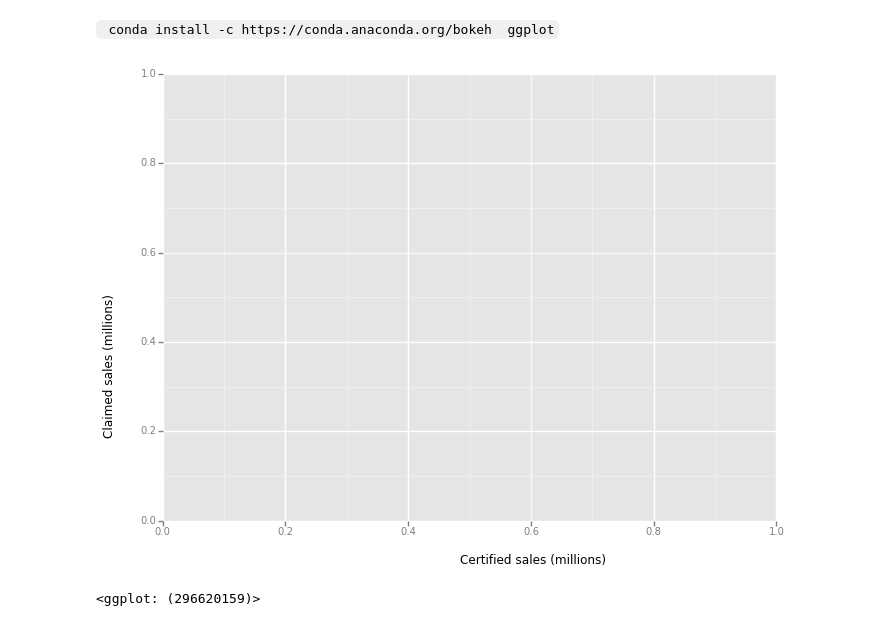
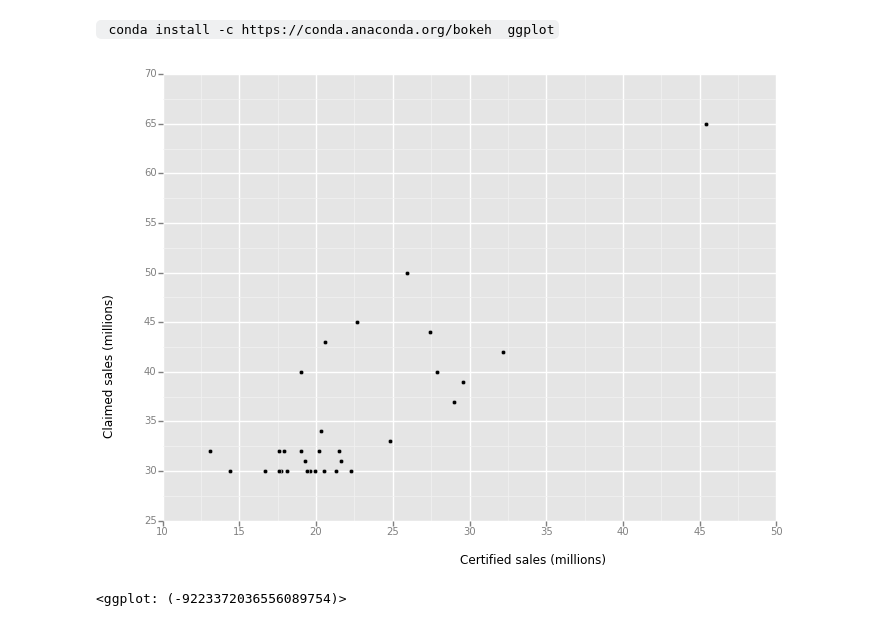
Before and after one commit to shirl0207/2016-lab-5, a Jupyter notebook: lab-5.ipynb, the cells around one changed output. Saved outputs shown, nothing was run; the diff lists cells and outputs as text; code cells hidden in the pictures.

```diff
--- a/lab-5.ipynb
+++ b/lab-5.ipynb
@@ -96,10 +96,10 @@ hit_albums[["Certified sales (millions)", "Claimed sales (millions)"]].plot()
 # %%
 import ggplot as gg
 # %%
-p = gg.ggplot(gg.aes(x="Certified sales (millions)", y="Claimed sales (millions)"), data=.head())
-p
+p = gg.ggplot(hit_albums, gg.aes(x="Certified sales (millions)", y="Claimed sales (millions)"))
+p + gg.geom_point()
 # %% [output]
-[figure, old version]
+[figure, new version]
-<ggplot: (296620159)>
+<ggplot: (-9223372036556089754)>
 # %%
 f = gg.ggplot(gg.diamonds, gg.aes(x='carat', y='price'))
```
Also changed, not shown: parts of 1 cell of this notebook.
